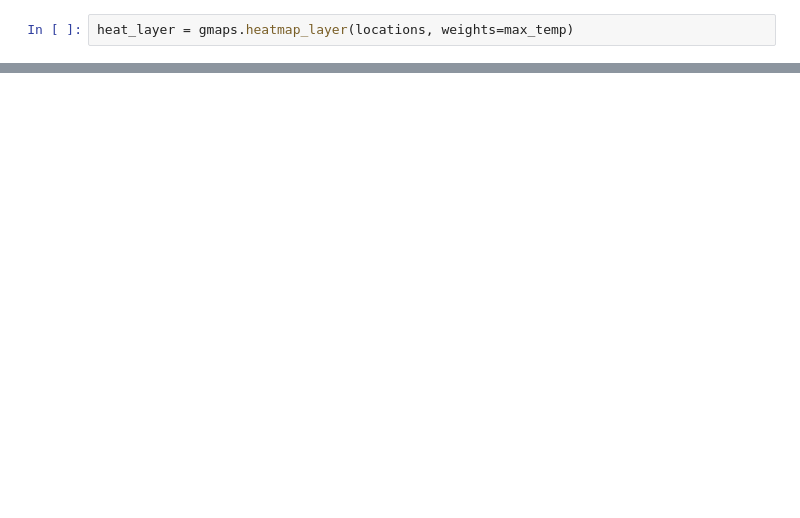
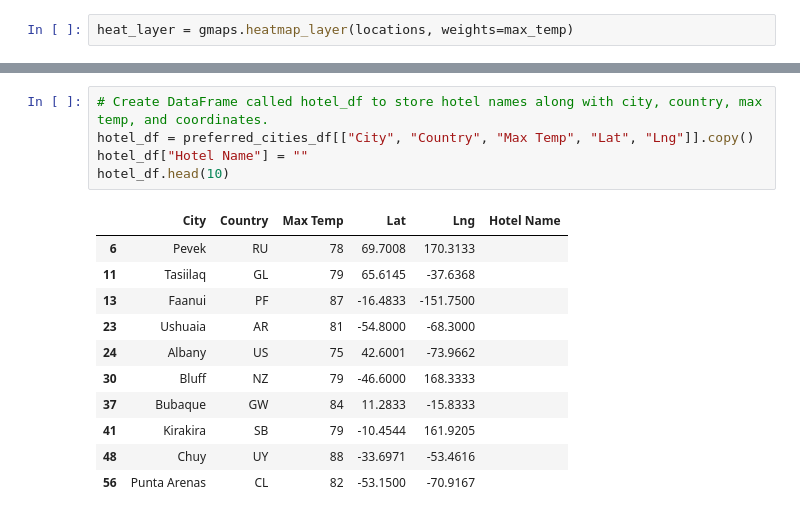
Before and after one commit to BMoreland20/World_Weather_Analysis, a Jupyter notebook: WeatherPy.ipynb, the cells around one changed output, grey strips where cells are left out. Cells and saved outputs as stored; diff of their text form; blank space fills up the shorter version.

```diff
--- a/WeatherPy.ipynb
+++ b/WeatherPy.ipynb
@@ -686,0 +708,17 @@ fig
+# %%
+# Create DataFrame called hotel_df to store hotel names along with city, country, max temp, and coordinates.
+hotel_df = preferred_cities_df[["City", "Country", "Max Temp", "Lat", "Lng"]].copy()
+hotel_df["Hotel Name"] = ""
+hotel_df.head(10)
+# %% [output]
+|  | City | Country | Max Temp | Lat | Lng | Hotel Name |
+| 6 | Pevek | RU | 78 | 69.7008 | 170.3133 |  |
+| 11 | Tasiilaq | GL | 79 | 65.6145 | -37.6368 |  |
+| 13 | Faanui | PF | 87 | -16.4833 | -151.7500 |  |
+| 23 | Ushuaia | AR | 81 | -54.8000 | -68.3000 |  |
+| 24 | Albany | US | 75 | 42.6001 | -73.9662 |  |
+| 30 | Bluff | NZ | 79 | -46.6000 | 168.3333 |  |
+| 37 | Bubaque | GW | 84 | 11.2833 | -15.8333 |  |
+| 41 | Kirakira | SB | 79 | -10.4544 | 161.9205 |  |
+| 48 | Chuy | UY | 88 | -33.6971 | -53.4616 |  |
+| 56 | Punta Arenas | CL | 82 | -53.1500 | -70.9167 |  |
```
Also changed, not shown: parts of 17 cells of this notebook, 1 other file.
